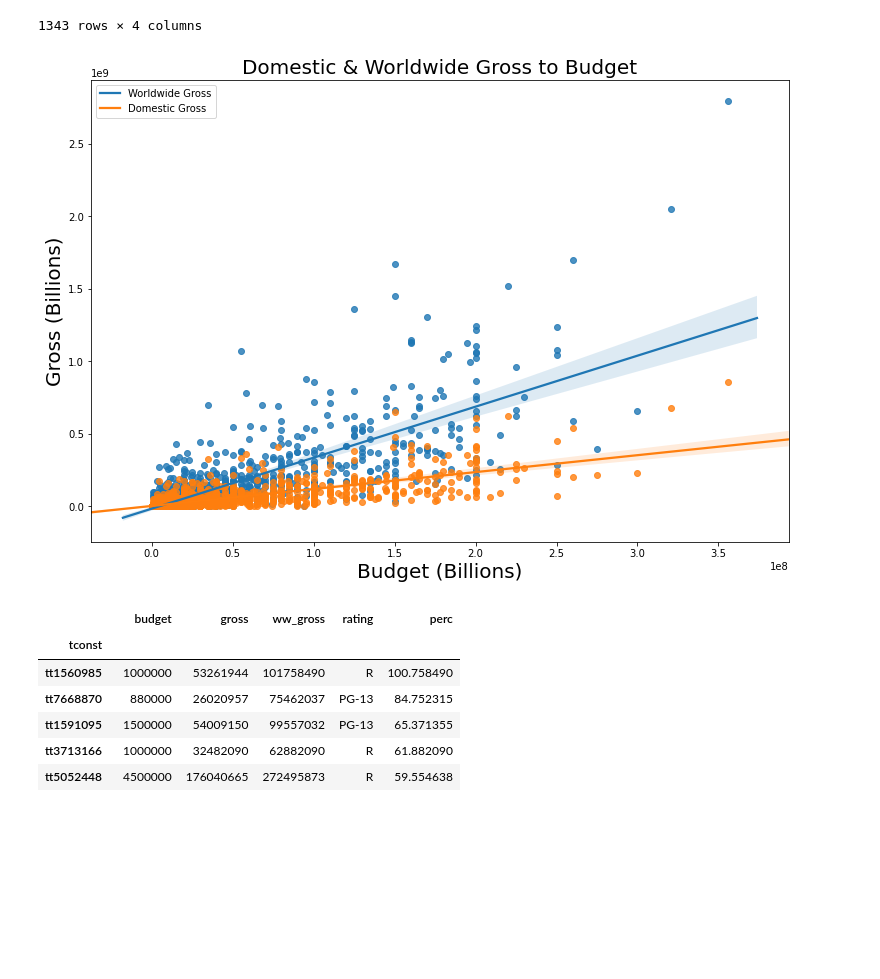
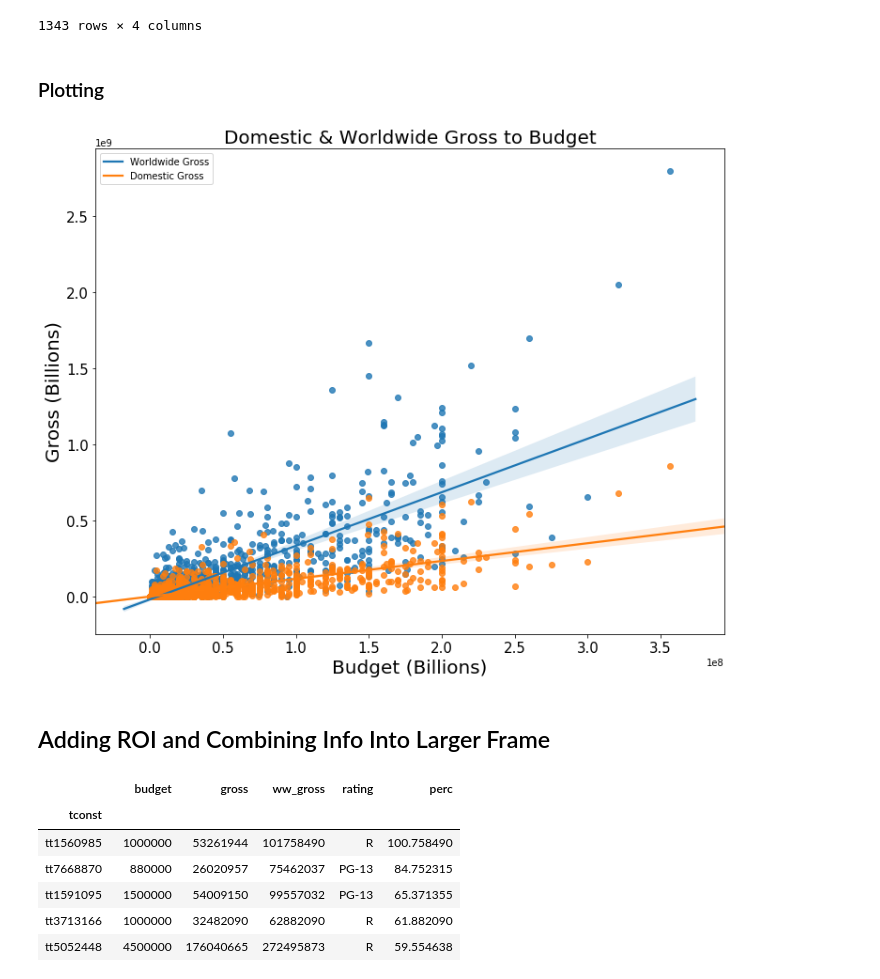
Before and after one commit to skelouse/dsc-mod-1-project-v2-1-onl01-dtsc-ft-070620, a Jupyter notebook: student.ipynb, the cells around one changed output. Saved outputs shown, nothing was run; the diff lists cells and outputs as text; code cells hidden in the pictures; blank space fills up the shorter version.

```diff
--- a/student.ipynb
+++ b/student.ipynb
@@ -134,25 +159,28 @@ df
 | tt1608290 | 50000000 | 28848693 | 56722693 | PG-13 |
 | tt1609488 | 350000 | 40645 | 40645 | R |
 1343 rows × 4 columns
+# %% [markdown]
+### Plotting
 # %%
-# Which is more profitable, domestic or worldwide markets?
-new_df = df.copy(deep=True)[0:100]
-
-fig, ax = plt.subplots(ncols=1, nrows=1, figsize=(12.5, 8.5))
+fig, ax = plt.subplots(ncols=1, nrows=1, figsize=(12, 9.5))
 sns.regplot("budget", "ww_gross", data=df, ax=ax)
 sns.regplot("budget", "gross", data=df, ax=ax)
 
+# Prettify Plot
 ax.legend(["Worldwide Gross", "Domestic Gross"])
 ax.set_title("Domestic & Worldwide Gross to Budget")
 ax.title.set_fontsize(20)
 ax.xaxis.label.set_fontsize(20)
 ax.yaxis.label.set_fontsize(20)
 ax.xaxis.label.set_text("Budget (Billions)")
 ax.yaxis.label.set_text("Gross (Billions)")
+ax.tick_params(axis='both', which='major', labelsize=15)
 
 # As you can see, movies that are worldwide make more money than domestic movies
 # %% [output]
-[figure, old version]
+[figure, new version]
+# %% [markdown]
+## Adding ROI and Combining Info Into Larger Frame
 # %%
 # Take df(scraped_money) and add a column with the % difference of budget-> ww_gross
 # i.e ROI % (Return on investment %)
```
Also changed, not shown: parts of 76 cells of this notebook, 20 other files.
